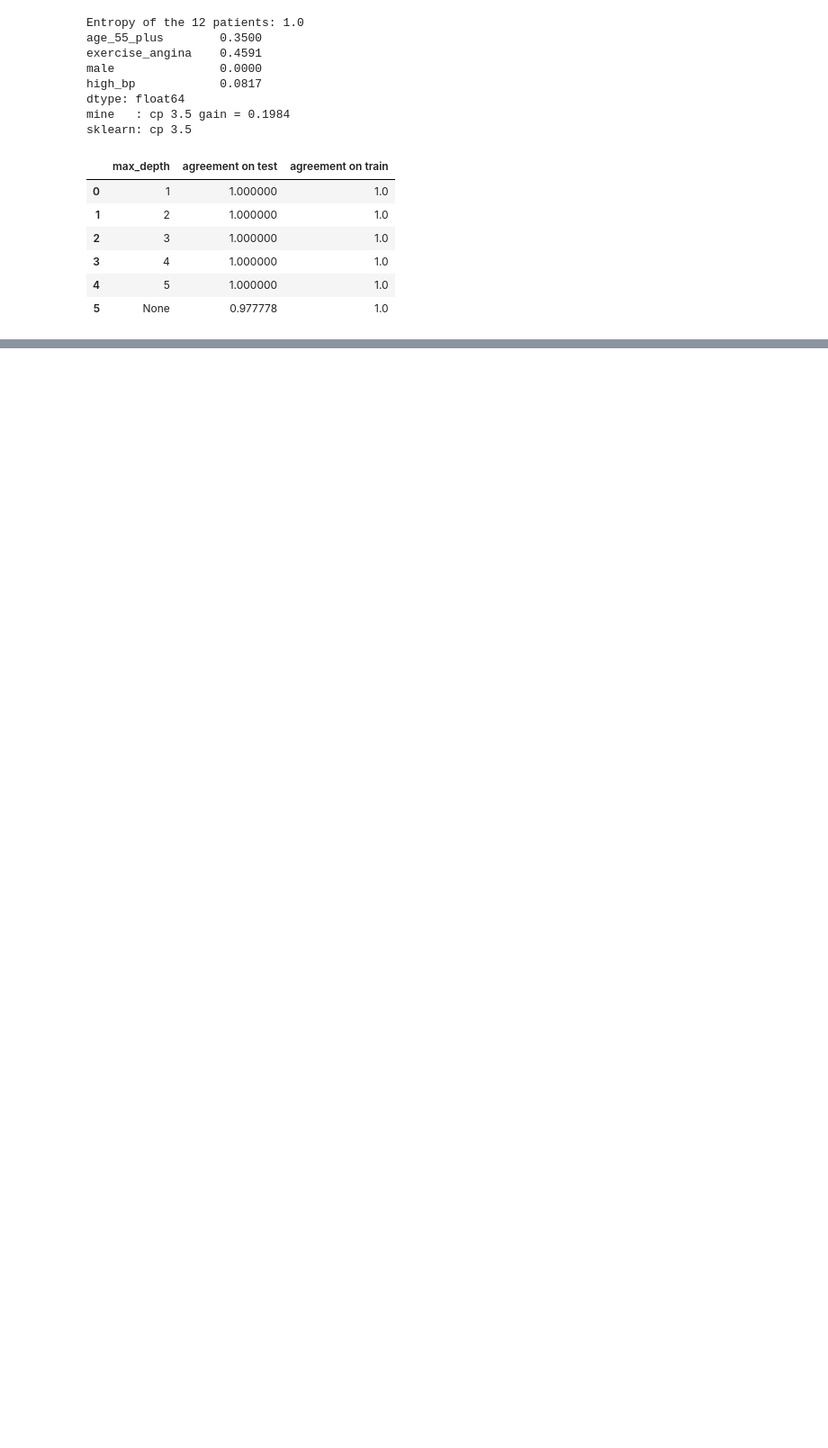
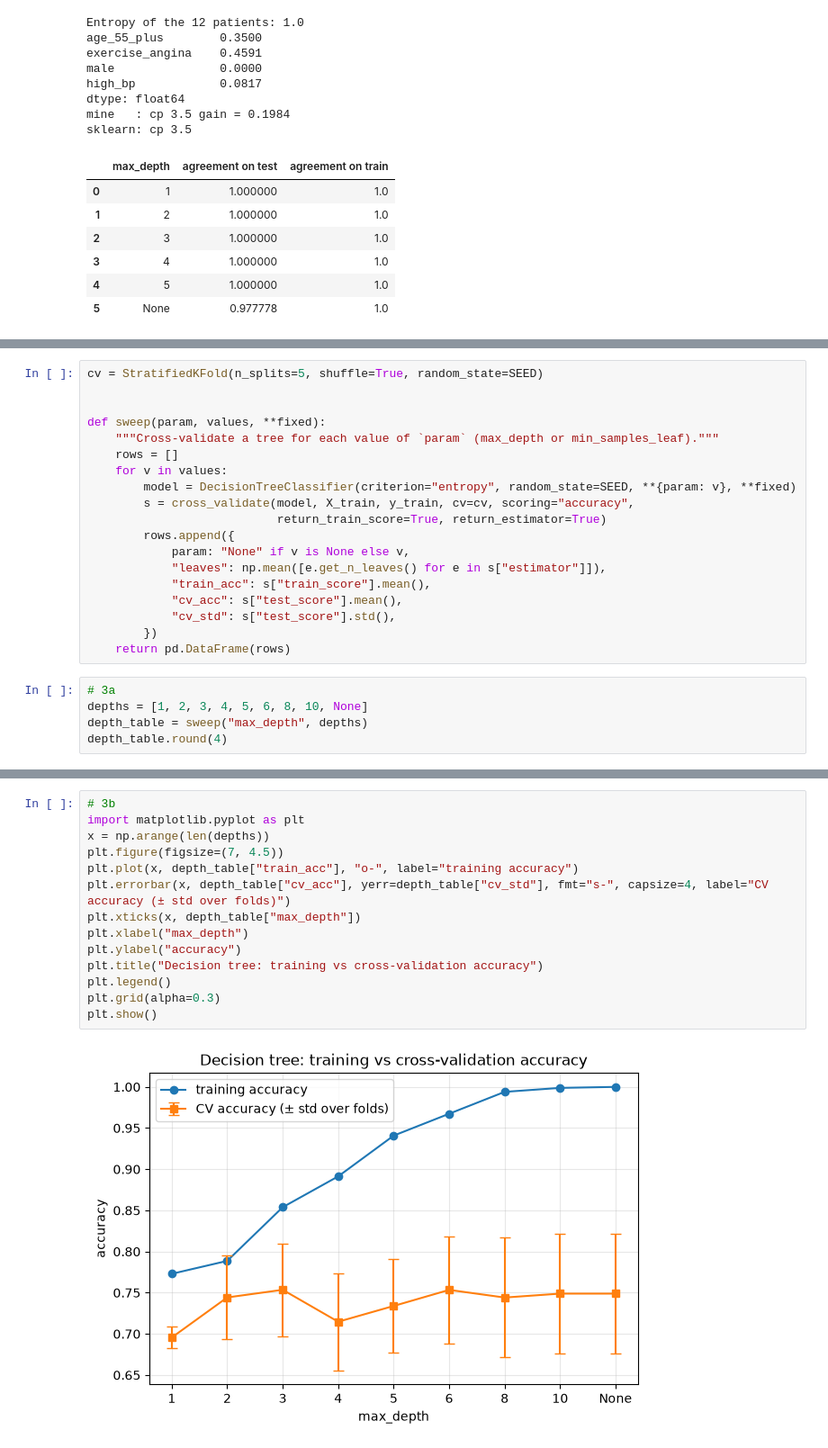
Before and after one commit to Annamerkulova/Merkulova_ML_task_2, a Jupyter notebook: ML_Task_2.ipynb, the cells around one changed output, grey strips where cells are left out. Shown at 90% size. Cells and saved outputs as stored; diff of their text form; blank space fills up the shorter version.

```diff
--- a/ML_Task_2.ipynb
+++ b/ML_Task_2.ipynb
@@ -407,0 +419,24 @@ sklearn: cp 3.5
+# %%
+cv = StratifiedKFold(n_splits=5, shuffle=True, random_state=SEED)
+
+
+def sweep(param, values, **fixed):
+    """Cross-validate a tree for each value of `param` (max_depth or min_samples_leaf)."""
+    rows = []
+    for v in values:
+        model = DecisionTreeClassifier(criterion="entropy", random_state=SEED, **{param: v}, **fixed)
+        s = cross_validate(model, X_train, y_train, cv=cv, scoring="accuracy",
+                           return_train_score=True, return_estimator=True)
+        rows.append({
+            param: "None" if v is None else v,
+            "leaves": np.mean([e.get_n_leaves() for e in s["estimator"]]),
+            "train_acc": s["train_score"].mean(),
+            "cv_acc": s["test_score"].mean(),
+            "cv_std": s["test_score"].std(),
+        })
+    return pd.DataFrame(rows)
+# %%
+# 3a
+depths = [1, 2, 3, 4, 5, 6, 8, 10, None]
+depth_table = sweep("max_depth", depths)
+depth_table.round(4)
@@ -407,0 +454,16 @@ sklearn: cp 3.5
+# %%
+# 3b
+import matplotlib.pyplot as plt
+x = np.arange(len(depths))
+plt.figure(figsize=(7, 4.5))
+plt.plot(x, depth_table["train_acc"], "o-", label="training accuracy")
+plt.errorbar(x, depth_table["cv_acc"], yerr=depth_table["cv_std"], fmt="s-", capsize=4, label="CV accuracy (± std over folds)")
+plt.xticks(x, depth_table["max_depth"])
+plt.xlabel("max_depth")
+plt.ylabel("accuracy")
+plt.title("Decision tree: training vs cross-validation accuracy")
+plt.legend()
+plt.grid(alpha=0.3)
+plt.show()
+# %% [output]
+[figure, added]
```
Also changed, not shown: parts of 11 cells of this notebook.
